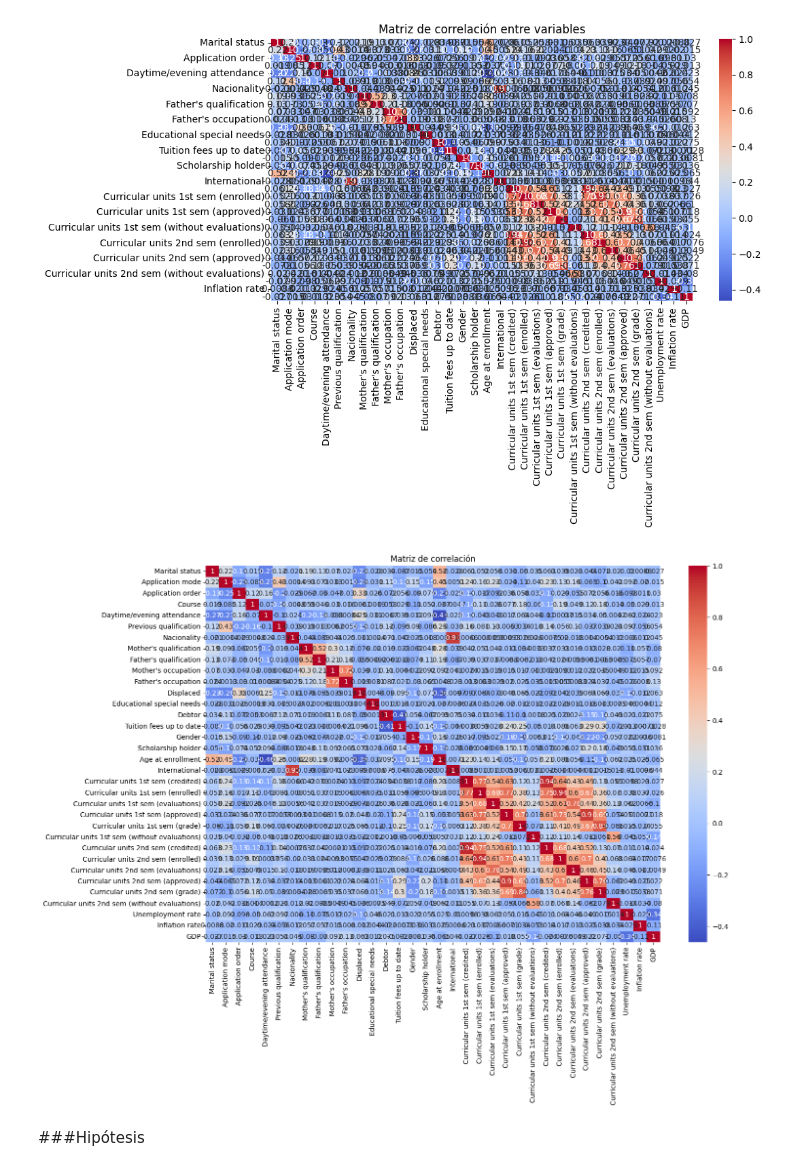
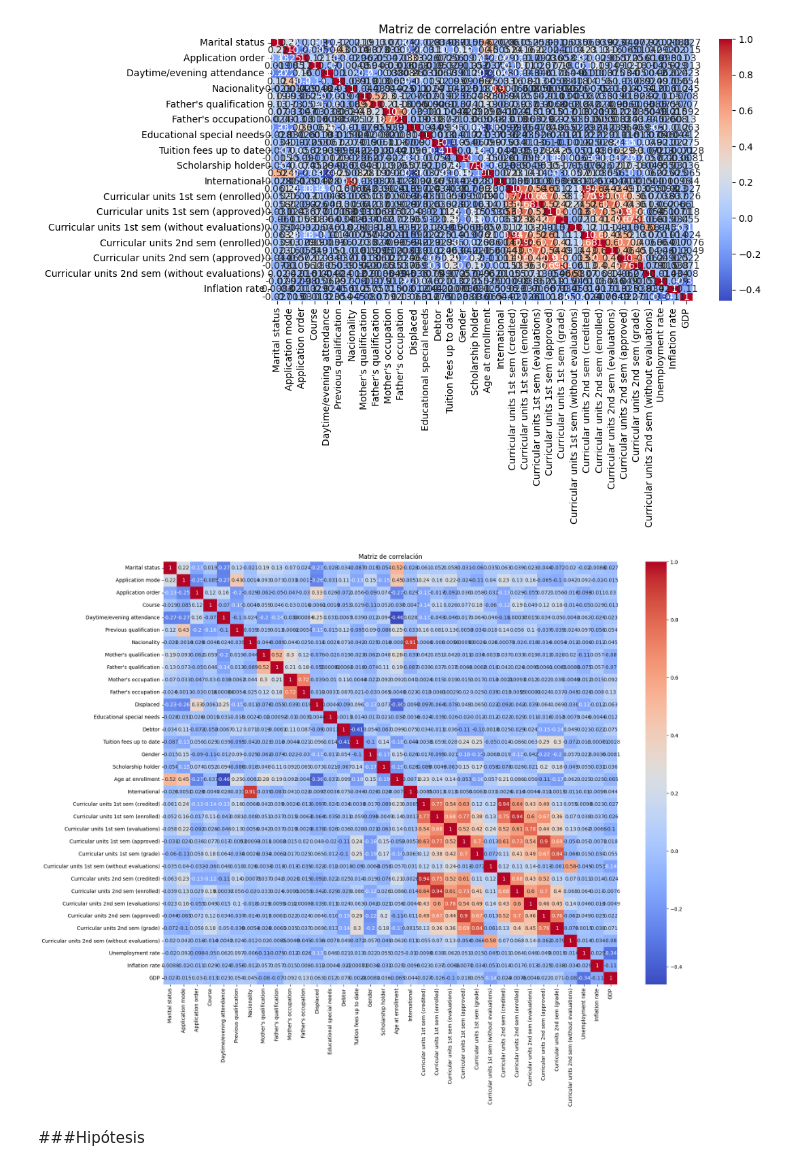
Before and after one commit to AimoneCG/Proyecto-CoderHouse-Data-Science-I-Fundamentos-para-la-Ciencia-de-Datos, a Jupyter notebook: ProyectoDS_Parte1_Aimone.ipynb, the cells around one changed output. Drawn from its saved outputs; the diff is of its cells as text; code cells hidden in the pictures.

```diff
--- a/ProyectoDS_Parte1_Aimone.ipynb
+++ b/ProyectoDS_Parte1_Aimone.ipynb
@@ -211,11 +228,11 @@ plt.show()
 [figure]
 # %%
 correlation_matrix = numeric_df.corr()
-plt.figure(figsize=(15, 10))
+plt.figure(figsize=(20, 15))
 sns.heatmap(correlation_matrix, annot=True, cmap='coolwarm')
 plt.title('Matriz de correlación')
 plt.show()
 # %% [output]
-[figure, old version]
+[figure, new version]
 # %% [markdown]
 ###Hipótesis
```
Also changed, not shown: parts of 4 cells of this notebook.
